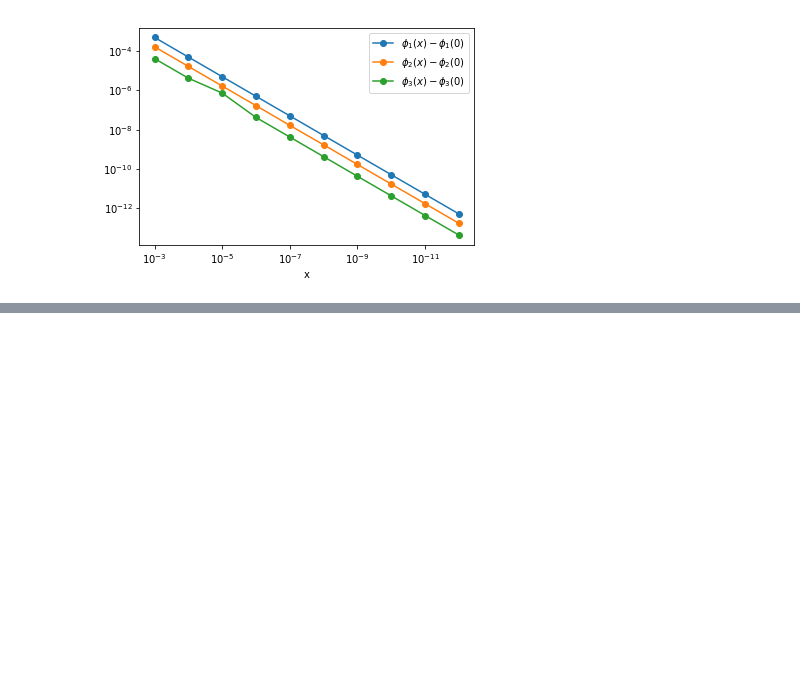
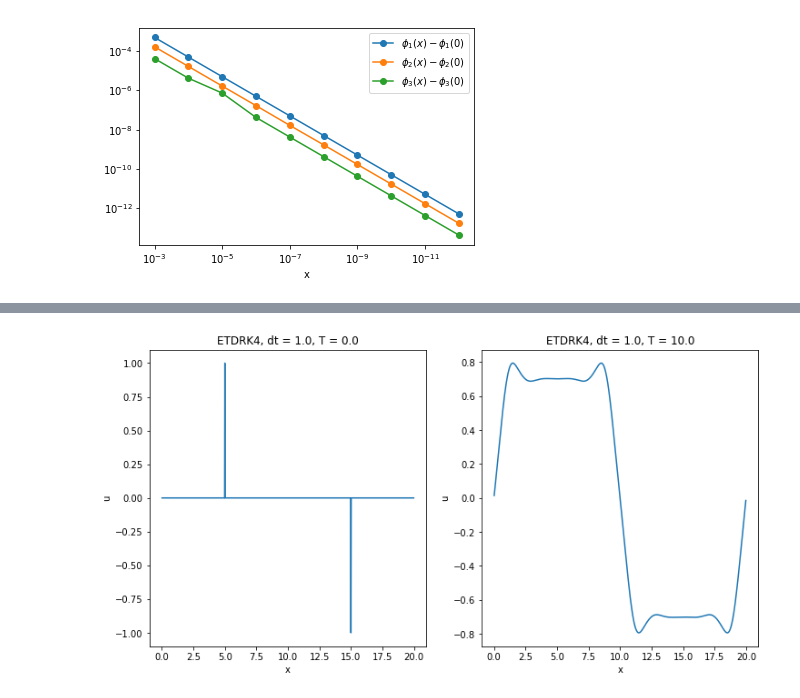
Before and after one commit to MSeeker1340/num2-spring2018, a Jupyter notebook: src/Playground.ipynb, the cells around one changed output, grey strips where cells are left out. Cells and saved outputs as stored; diff of their text form; code cells hidden in the pictures; blank space fills up the shorter version.

```diff
--- a/src/Playground.ipynb
+++ b/src/Playground.ipynb
@@ -58,0 +100,4 @@ plt.xlabel('x');
+# %%
+solve_and_plot(1.0, ETDRK4) # inaccurate but still stable
+# %% [output]
+[figure, added]
```
Also changed, not shown: parts of 9 cells of this notebook.
